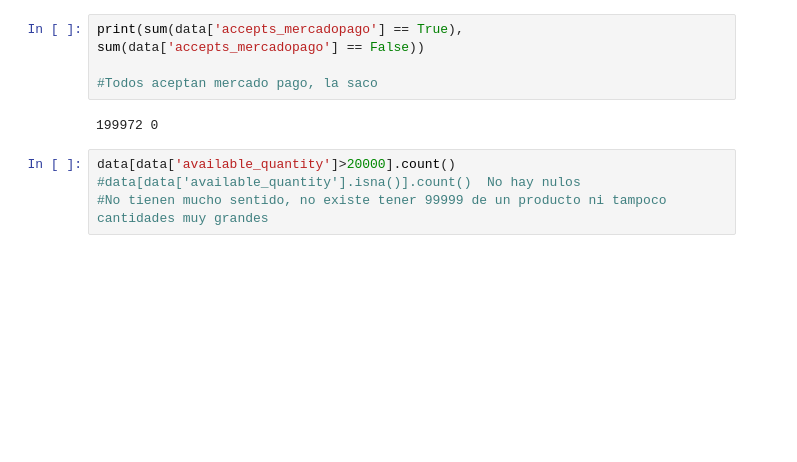
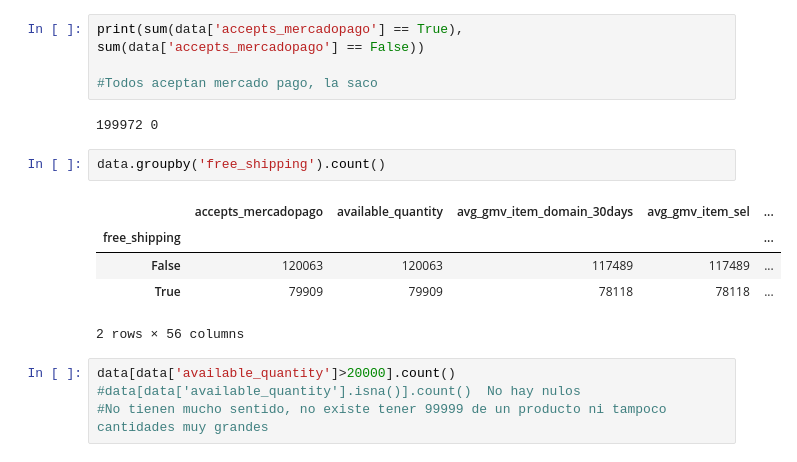
Before and after one commit to tomasglauberman/TP2_TDVI, a Jupyter notebook: analisis_data.ipynb, the cells around one changed output. Drawn from its saved outputs; the diff is of its cells as text; blank space fills up the shorter version.

```diff
--- a/analisis_data.ipynb
+++ b/analisis_data.ipynb
@@ -167,6 +170,14 @@ sum(data['accepts_mercadopago'] == False))
 #Todos aceptan mercado pago, la saco
 # %% [output]
 199972 0
+# %%
+data.groupby('free_shipping').count()
+# %% [output]
+|  | accepts_mercadopago | available_quantity | avg_gmv_item_domain_30days | avg_gmv_item_sel | ... |
+| free_shipping |  |  |  |  | ... |
+| False | 120063 | 120063 | 117489 | 117489 | ... |
+| True | 79909 | 79909 | 78118 | 78118 | ... |
+2 rows × 56 columns
 # %%
 data[data['available_quantity']>20000].count()
 #data[data['available_quantity'].isna()].count()  No hay nulos
```
Also changed, not shown: parts of 4 cells of this notebook, 3 other files.
